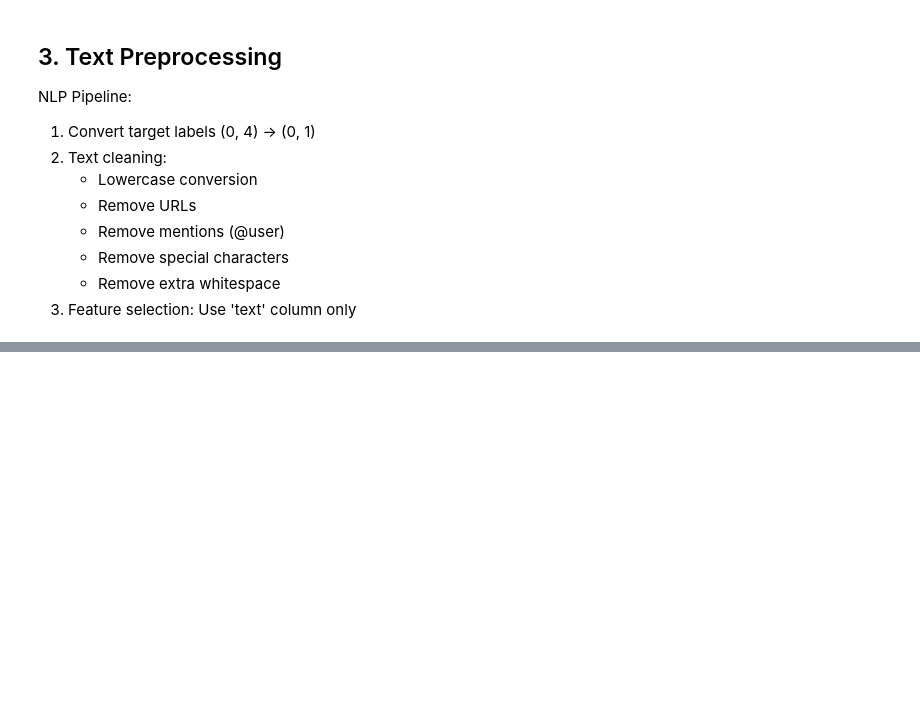
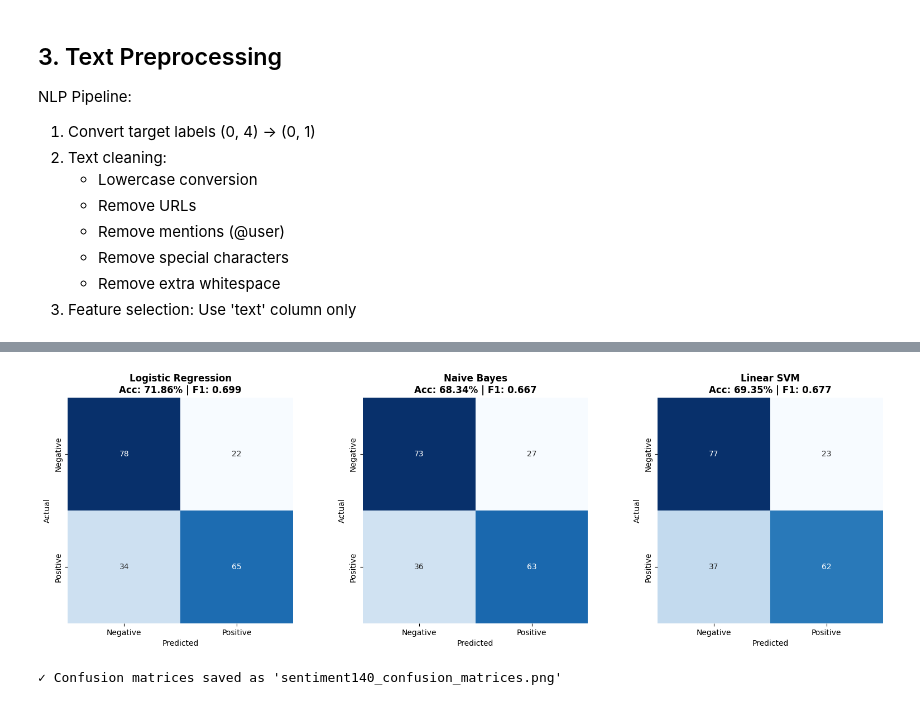
Before and after one commit to Ahmad-AbuGhazaleh/DS-AI-SQA-Project, a Jupyter notebook: sentiment140-analysis/sentiment140_analysis.ipynb, the cells around one changed output, grey strips where cells are left out. Drawn from its saved outputs; the diff is of its cells as text; code cells hidden in the pictures; blank space fills up the shorter version.

```diff
--- a/sentiment140-analysis/sentiment140_analysis.ipynb
+++ b/sentiment140-analysis/sentiment140_analysis.ipynb
@@ -355,0 +859,38 @@ Name: word_count, dtype: float64
+# %%
+# Confusion Matrices for all models
+fig, axes = plt.subplots(1, 3, figsize=(16, 5))
+
+models_list = [
+    (lr_model, "Logistic Regression"),
+    (nb_model, "Naive Bayes"),
+    (svm_model, "Linear SVM")
+]
+
+for idx, (model, name) in enumerate(models_list):
+    y_pred = model.predict(X_test_tfidf)
+    cm = confusion_matrix(y_test, y_pred)
+
+    # Plot confusion matrix
+    sns.heatmap(cm, annot=True, fmt='d', cmap='Blues', ax=axes[idx],
+                cbar=False, square=True)
+
+    # Calculate metrics for title
+    test_acc = results[idx]['test_acc']
+    f1 = results[idx]['f1']
+
+    axes[idx].set_title(f'{name}\nAcc: {test_acc:.2%} | F1: {f1:.3f}',
+                        fontsize=12, fontweight='bold')
+    axes[idx].set_xlabel('Predicted')
+    axes[idx].set_ylabel('Actual')
+    axes[idx].set_xticklabels(['Negative', 'Positive'])
+    axes[idx].set_yticklabels(['Negative', 'Positive'])
+
+plt.tight_layout()
+plt.savefig('sentiment140_confusion_matrices.png',
+            dpi=300, bbox_inches='tight')
+plt.show()
+
+print("✓ Confusion matrices saved as 'sentiment140_confusion_matrices.png'")
+# %% [output]
+[figure, added]
+✓ Confusion matrices saved as 'sentiment140_confusion_matrices.png'
```
Also changed, not shown: parts of 13 cells of this notebook, 6 other files.
